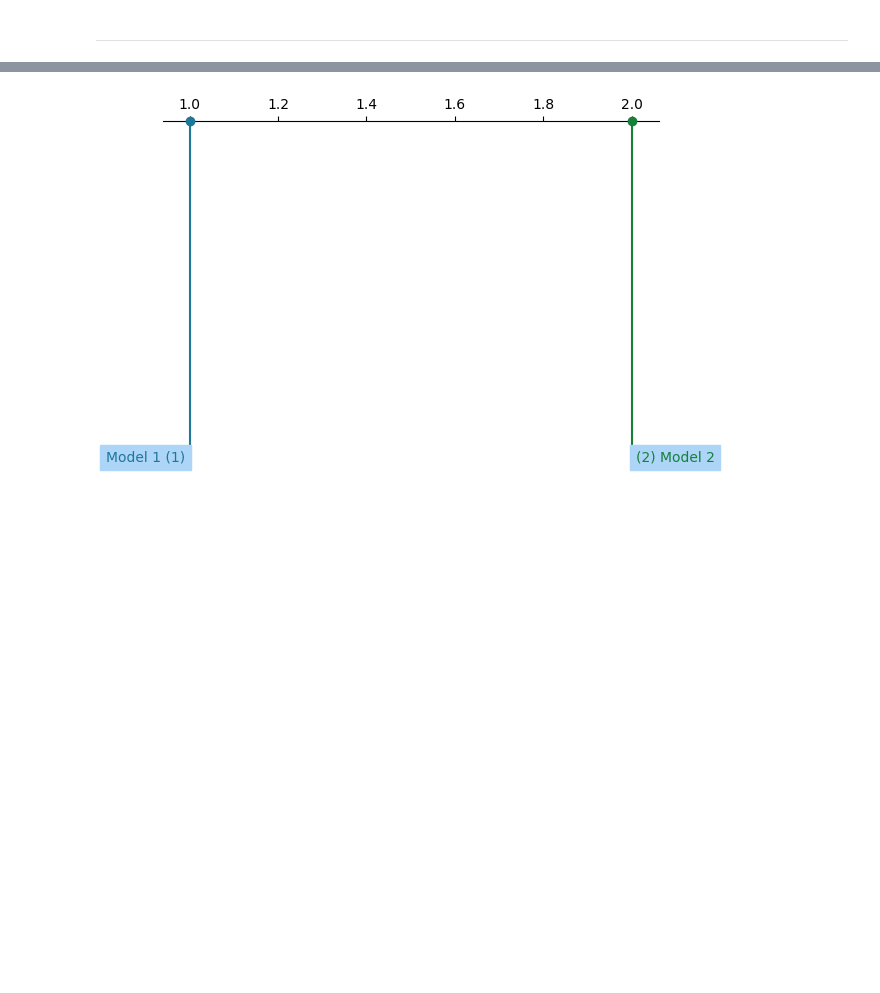
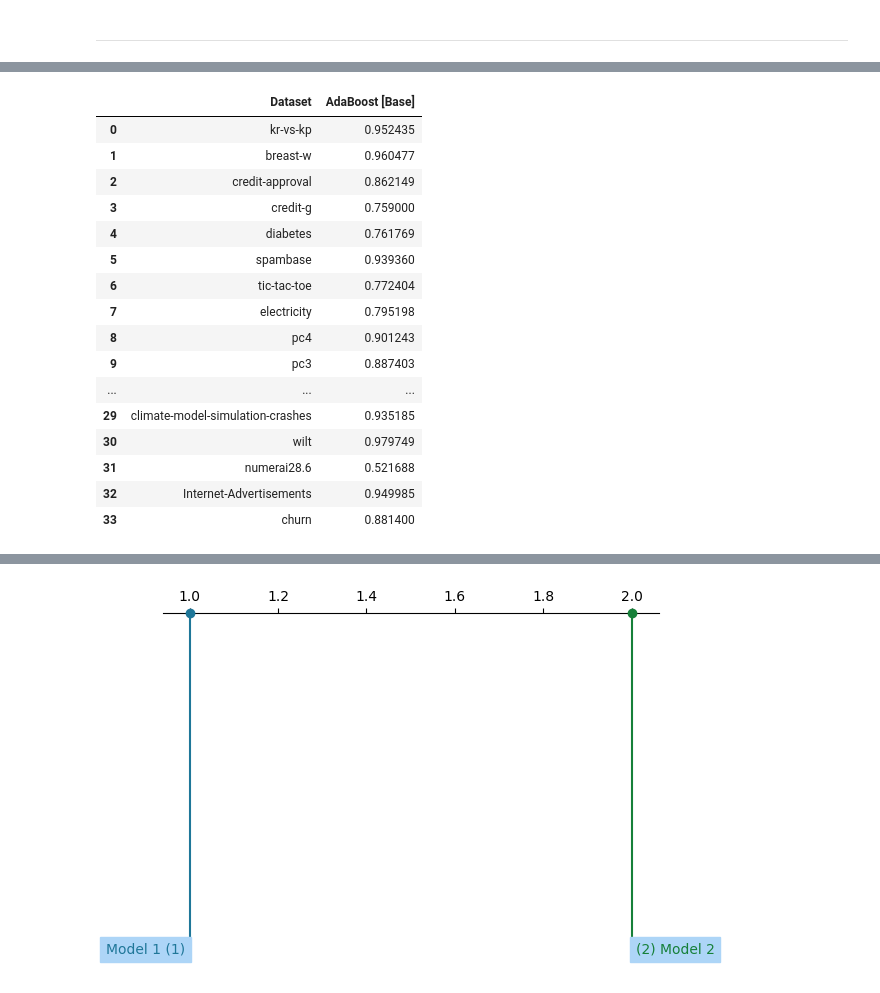
Before and after one commit to EstevesX10/ML1-AdaBoost-Analysis-Optimization, a Jupyter notebook: AdaBoost/AdaBoost.ipynb, the cells around one changed output, grey strips where cells are left out. Saved outputs shown, nothing was run; the diff lists cells and outputs as text; code cells hidden in the pictures; blank space fills up the shorter version.

```diff
--- a/AdaBoost/AdaBoost.ipynb
+++ b/AdaBoost/AdaBoost.ipynb
@@ -179,0 +257,22 @@ from AdaBoostStudy.DataVisualization import (Display_Confusion_Matrix, Plot_ROC_
+# %%
+Base_AdaBoost = AdaBoost()
+Base_Results = Evaluate_Models(my_tasks, [Base_AdaBoost], ['Dataset', 'AdaBoost [Base]'])
+Base_Results
+# %% [output]
+|  | Dataset | AdaBoost [Base] |
+| 0 | kr-vs-kp | 0.952435 |
+| 1 | breast-w | 0.960477 |
+| 2 | credit-approval | 0.862149 |
+| 3 | credit-g | 0.759000 |
+| 4 | diabetes | 0.761769 |
+| 5 | spambase | 0.939360 |
+| 6 | tic-tac-toe | 0.772404 |
+| 7 | electricity | 0.795198 |
+| 8 | pc4 | 0.901243 |
+| 9 | pc3 | 0.887403 |
+| ... | ... | ... |
+| 29 | climate-model-simulation-crashes | 0.935185 |
+| 30 | wilt | 0.979749 |
+| 31 | numerai28.6 | 0.521688 |
+| 32 | Internet-Advertisements | 0.949985 |
+| 33 | churn | 0.881400 |
```
Also changed, not shown: parts of 30 cells of this notebook.
